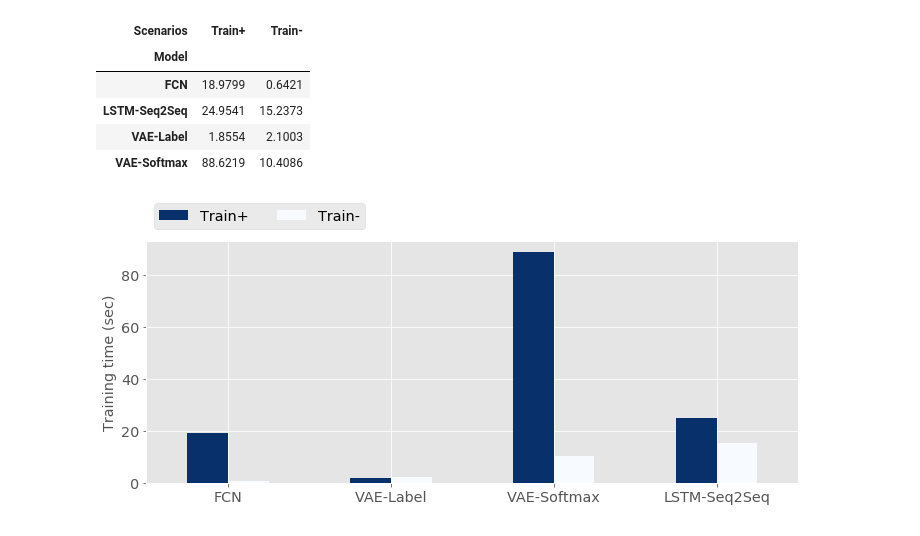
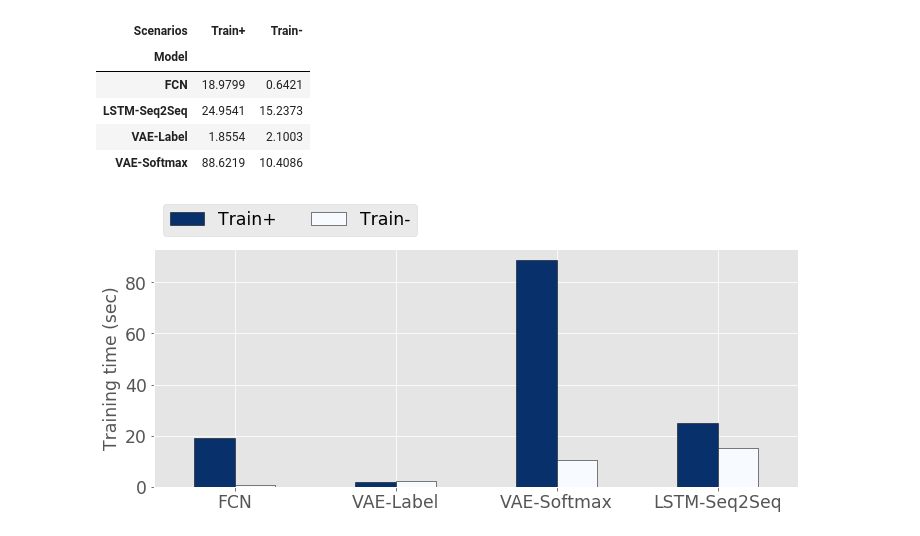
Before and after one commit to rkmalaiya/network_anomaly_detection_deep_learning, a Jupyter notebook: evaluate_scores.ipynb, the cells around one changed output. Drawn from its saved outputs; the diff is of its cells as text; code cells hidden in the pictures.

```diff
--- a/evaluate_scores.ipynb
+++ b/evaluate_scores.ipynb
@@ -461,15 +499,15 @@ all_scenarios_pivot
 # %%
 all_scenarios_pivot = all_scenarios_pivot.reindex(["FCN","VAE-Label","VAE-Softmax", "LSTM-Seq2Seq"])
 # %%
-plot_bar = all_scenarios_pivot.plot(kind='bar', rot=0,  legend=False, figsize=[10,4], cmap=cmap, title=False, fontsize='x-large',
-                                    )
-lgd = plot_bar.legend(bbox_to_anchor=(0,1.02,1,0.2), loc="lower left", ncol=3, fontsize='x-large')
+plot_bar = all_scenarios_pivot.plot(kind='bar', rot=0,  legend=False, figsize=[10,4], cmap=cmap, title=False, fontsize='xx-large',
+                                    edgecolor='black')
+lgd = plot_bar.legend(bbox_to_anchor=(0,1.02,1,0.2), loc="lower left", ncol=3, fontsize='xx-large')
 plot_bar.set_xlabel("")
-plot_bar.set_ylabel("Training time (sec)", fontsize='x-large')
-display_and_save("All TimeTaken with Models in X Axis",plot_bar)
-#plot_bar.get_figure().savefig("result_plots/fig_b.png", format='png', dpi=1000, bbox_extra_artists=(lgd,), bbox_inches='tight')
+plot_bar.set_ylabel("Training time (sec)", fontsize='xx-large')
+#display_and_save("All TimeTaken with Models in X Axis",plot_bar)
+plot_bar.get_figure().savefig("result_plots/fig_a.png", format='png', dpi=200, bbox_extra_artists=(lgd,), bbox_inches='tight')
 # %% [output]
-[figure, old version]
+[figure, new version]
 # %%
 %%bash
 zip -r result_plots.zip result_plots
```
Also changed, not shown: parts of 13 cells of this notebook, 7 other files.
